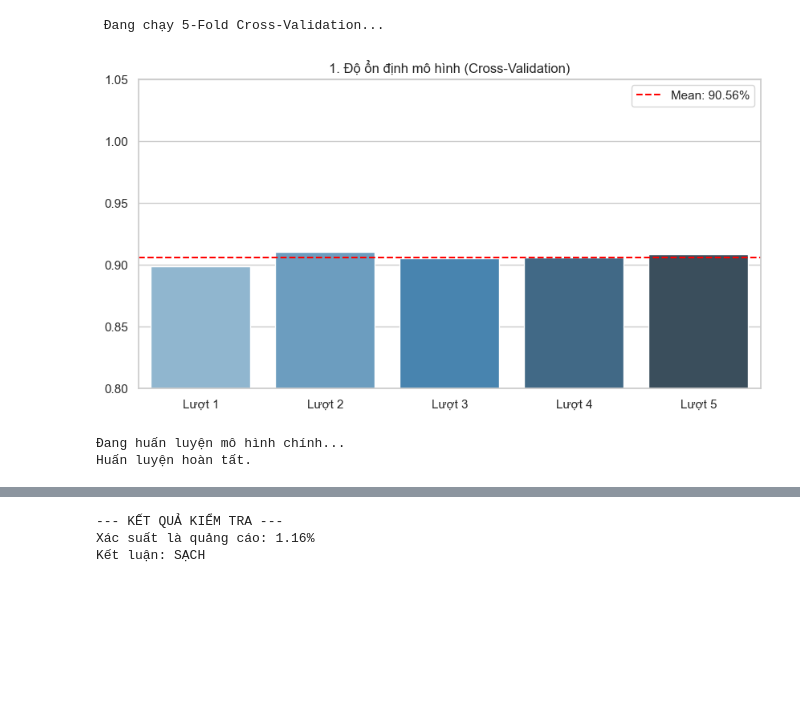
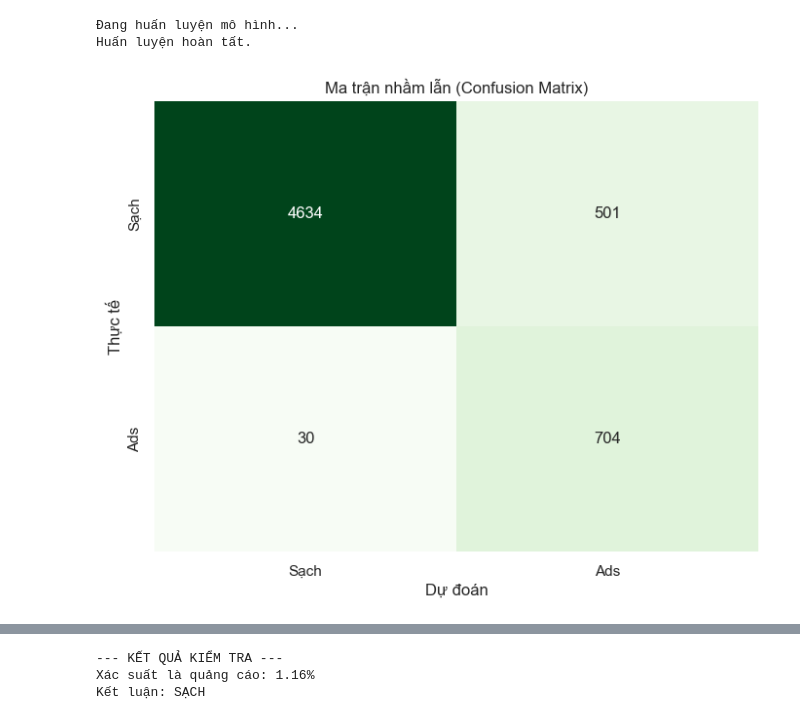
Before and after one commit to hoanglonglpgxxx/email-digest, a Jupyter notebook: final_adblocker/dataset2/demo2.ipynb, the cells around one changed output, grey strips where cells are left out. Cells and saved outputs as stored; diff of their text form; code cells hidden in the pictures; blank space fills up the shorter version.

```diff
--- a/final_adblocker/dataset2/demo2.ipynb
+++ b/final_adblocker/dataset2/demo2.ipynb
@@ -45,36 +45,30 @@ print(f" Dữ liệu tập Train: {Counter(y_train)}")
 # %%
-# Đánh giá độ ổn định (Cross-Validation)
-# Khởi tạo model theo đúng Hyperparameters bạn đã chọn
+# Huấn luyện Mô hình
 rf = RandomForestClassifier(
     n_estimators=300, max_depth=12, min_samples_leaf=15,
     max_features='log2', class_weight='balanced_subsample',
     random_state=42, n_jobs=-1
 )
 
-print(" Đang chạy 5-Fold Cross-Validation...")
-cv_scores = cross_val_score(rf, X_train, y_train, cv=5)
-
-# Trực quan hóa CV
-plt.figure(figsize=(10, 5))
-folds = [f"Lượt {i+1}" for i in range(len(cv_scores))]
-sns.barplot(x=folds, y=cv_scores, hue=folds, palette="Blues_d", legend=False)
-plt.axhline(cv_scores.mean(), color='red', linestyle='--', label=f'Mean: {cv_scores.mean()*100:.2f}%')
-plt.title("1. Độ ổn định mô hình (Cross-Validation)")
-plt.ylim(0.8, 1.05)
-plt.legend()
-
-# XUẤT ẢNH 1
-plt.savefig('evaluation_cv_scores.png', dpi=300, bbox_inches='tight')
-plt.show()
+print("Đang huấn luyện mô hình...")
+rf.fit(X_train, y_train)
+print("Huấn luyện hoàn tất.")
 # %% [output]
- Đang chạy 5-Fold Cross-Validation...
+Đang huấn luyện mô hình...
+Huấn luyện hoàn tất.
-[figure, removed]
 # %%
-# Huấn luyện Mô hình
-print("Đang huấn luyện mô hình chính...")
-rf.fit(X_train, y_train)
-print("Huấn luyện hoàn tất.")
+# Hình 1: Confusion Matrix
+y_pred = rf.predict(X_test)
+
+plt.figure(figsize=(8, 6))
+cm = confusion_matrix(y_test, y_pred)
+sns.heatmap(cm, annot=True, fmt='d', cmap='Greens',
+            xticklabels=['Sạch', 'Ads'], yticklabels=['Sạch', 'Ads'], cbar=False)
+plt.title("Ma trận nhầm lẫn (Confusion Matrix)")
+plt.xlabel("Dự đoán")
+plt.ylabel("Thực tế")
+plt.savefig('evaluation_confusion_matrix.png', dpi=300, bbox_inches='tight')
+plt.show()
 # %% [output]
-Đang huấn luyện mô hình chính...
-Huấn luyện hoàn tất.
+[figure, added]
 # %%
```
Also changed, not shown: parts of 6 cells of this notebook, 18 other files.
